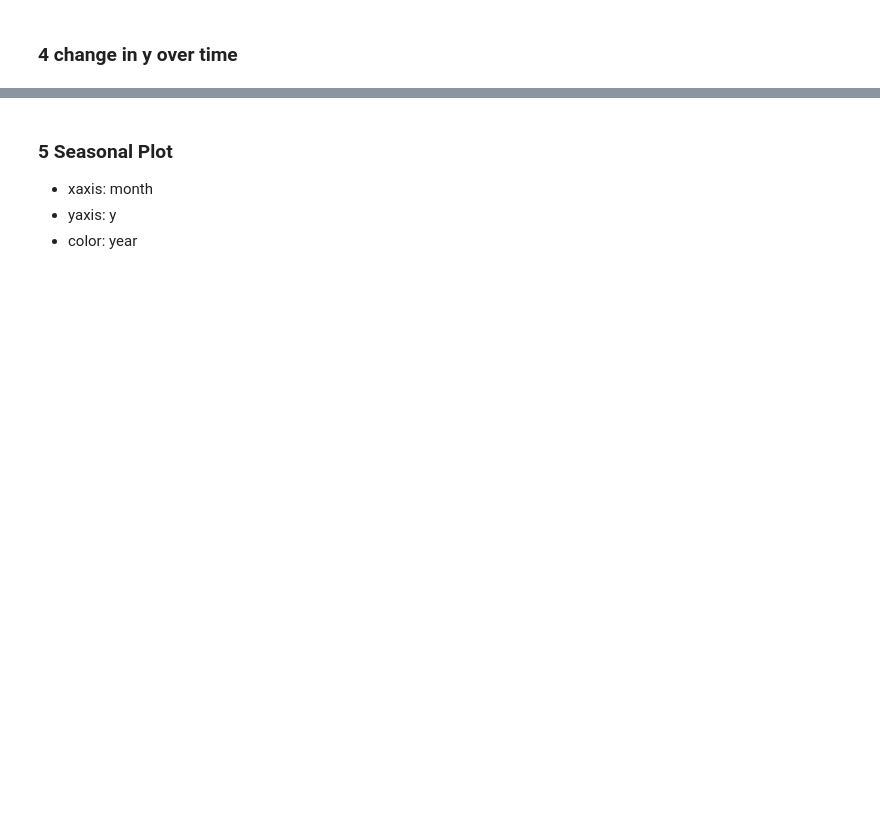
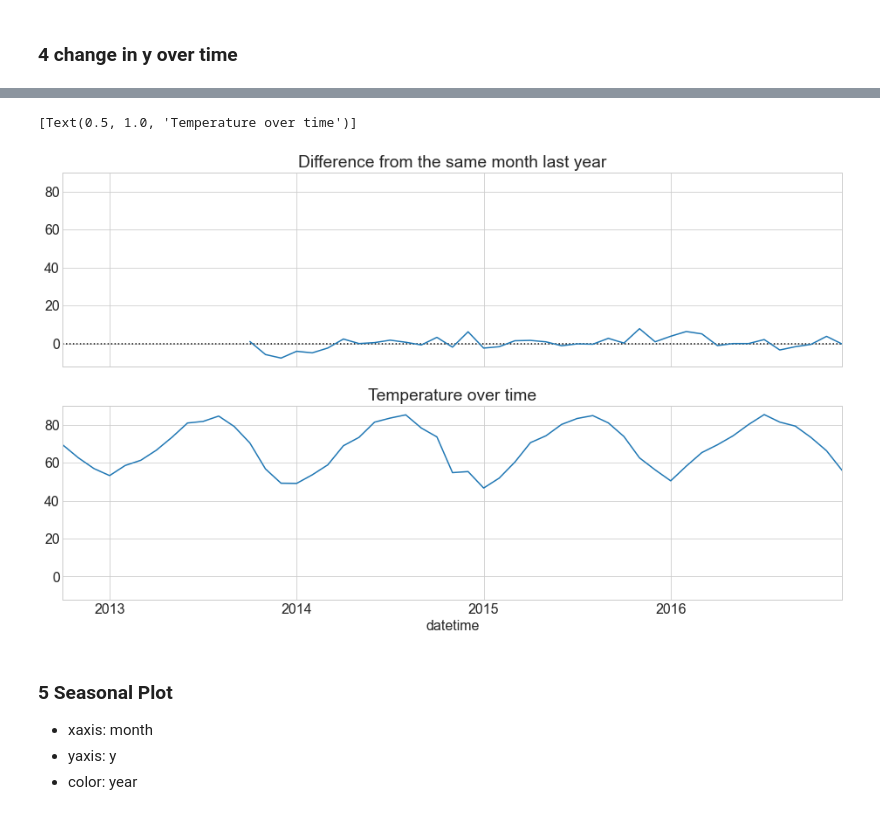
Before and after one commit to CodeupClassroom/innis-timeseries-exercises, a Jupyter notebook: explore_lesson.ipynb, the cells around one changed output, grey strips where cells are left out. Saved outputs shown, nothing was run; the diff lists cells and outputs as text; code cells hidden in the pictures; blank space fills up the shorter version.

```diff
--- a/explore_lesson.ipynb
+++ b/explore_lesson.ipynb
@@ -120,12 +186,15 @@ y.resample('W').mean().diff().plot()
 # %%
 fig, (ax1, ax2) = plt.subplots(2, 1, sharex=True, sharey=True, figsize=(16, 9))
 
 ax = y.resample('M').mean().diff(12).plot(ax=ax1)
-ax1.hlines(0, *ax1.get_xlim())
+ax1.hlines(0, *ax1.get_xlim(), color='black', ls=':')
 ax1.set(title='Difference from the same month last year')
 
 y.resample('M').mean().plot(ax=ax2)
 ax2.set(title='Temperature over time')
+# %% [output]
+[Text(0.5, 1.0, 'Temperature over time')]
+[figure, added]
 # %% [markdown]
 ### 5 Seasonal Plot
 
```
Also changed, not shown: parts of 50 cells of this notebook, 1 other file.
